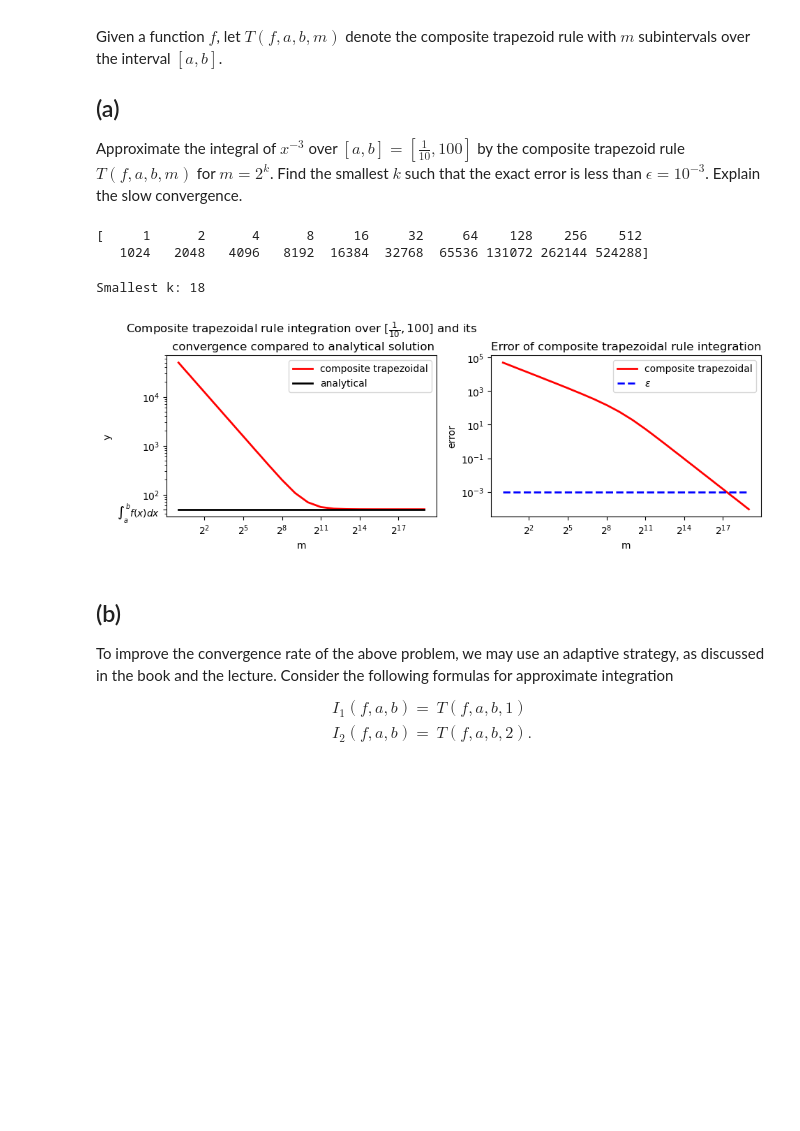
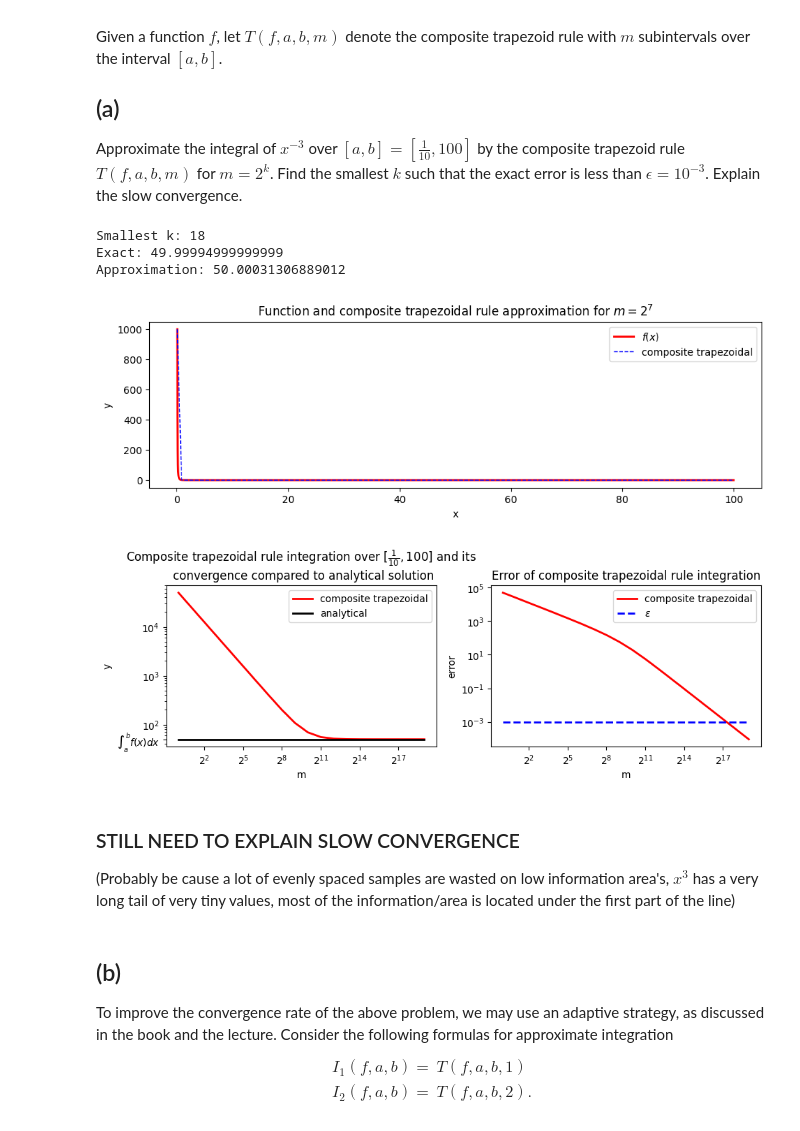
Before and after one commit to jonas4climate/na-assignment1, a Jupyter notebook: hw6_2023.ipynb, the cells around one changed output. Drawn from its saved outputs; the diff is of its cells as text; code cells hidden in the pictures; blank space fills up the shorter version.

```diff
--- a/hw6_2023.ipynb
+++ b/hw6_2023.ipynb
@@ -54,37 +52,57 @@ def composite_trapezoidal(f, a, b, m):
 
 def_int_approx = []
 for m_i in tqdm(m):
     def_int_approx.append(composite_trapezoidal(f, a, b, m_i))
 error = np.abs(def_int - np.array(def_int_approx))
 
 print(f'Smallest k: {np.where(error < epsilon)[0][0]}')
+print(f'Exact: {def_int}')
+print(f'Approximation: {def_int_approx[np.where(error < epsilon)[0][0]]}')
+# Plotting the funciton and the composite trapezoidal rule approximation for m = 2^7
+x = np.linspace(a, b, 2**20)
+y = f(x)
+x_m = np.linspace(a, b, 2**7)
+y_m = f(x_m)
+plt.figure(figsize=(11, 3))
+plt.plot(x, y, 'r', lw=2, label='$f(x)$')
+plt.plot(x_m, y_m, 'b--', lw=1, label='composite trapezoidal')
+plt.title('Function and composite trapezoidal rule approximation for $m = 2^7$')
+# plt.xlim([a, 8*a])
+plt.xlabel('x')
+plt.ylabel('y')
+plt.legend()
+plt.show()
 
 plt.figure(figsize=(11, 3))
 plt.subplot(1, 2, 1)
 plt.plot(m, def_int_approx, 'r', lw=2, label='composite trapezoidal')
 plt.plot(m, [def_int]*len(m), 'k', lw=2, label='analytical')
 plt.title('Composite trapezoidal rule integration over $[\\frac{1}{10}, 100]$ and its\n convergence compared to analytical solution')
 plt.xlabel('m')
 plt.xscale('log', base=2)
 plt.ylabel('y')
 plt.yscale('log')
 plt.yticks([def_int, 1e2, 1e3, 1e4], ['$\\int_{a}^{b}f(x)dx$', '$10^2$', '$10^3$', '$10^4$'])
 plt.legend()
 plt.subplot(1, 2, 2)
 plt.plot(m, error, 'r', lw=2, label='composite trapezoidal')
 plt.plot(m, [epsilon]*len(m), 'b', lw=2, label='$\\epsilon$', linestyle='--')
 plt.title('Error of composite trapezoidal rule integration')
 plt.xlabel('m')
 plt.xscale('log', base=2)
 plt.ylabel('error')
 plt.yscale('log')
 plt.legend()
 plt.show()
 # %% [output]
-[     1      2      4      8     16     32     64    128    256    512
-   1024   2048   4096   8192  16384  32768  65536 131072 262144 524288]
+Smallest k: 18
+Exact: 49.99994999999999
+Approximation: 50.00031306889012
-Smallest k: 18
-[figure, old version]
+[figure, new version]
+[figure, added]
+# %% [markdown]
+### STILL NEED TO EXPLAIN SLOW CONVERGENCE
+(Probably be cause a lot of evenly spaced samples are wasted on low information area's, $x^{3}$ has a very long tail of very tiny values, most of the information/area is located under the first part of the line)
 # %% [markdown]
 ## (b)
 
```
Also changed, not shown: parts of 6 cells of this notebook.
